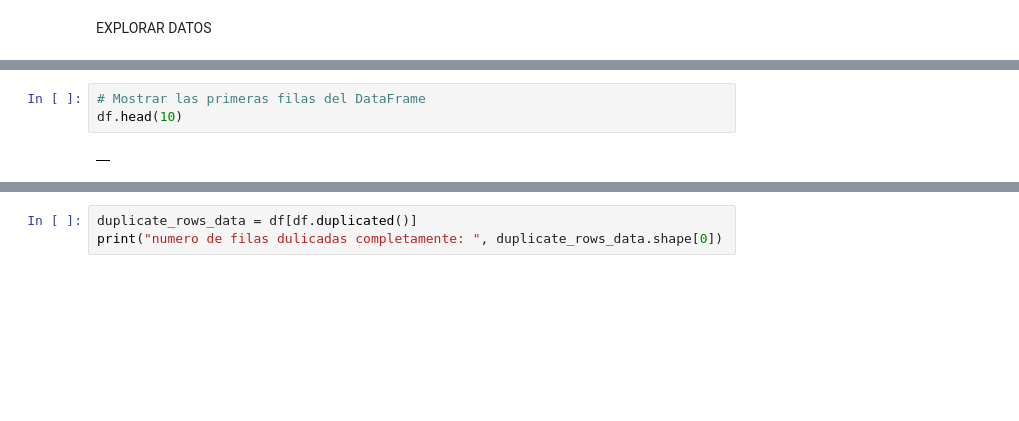
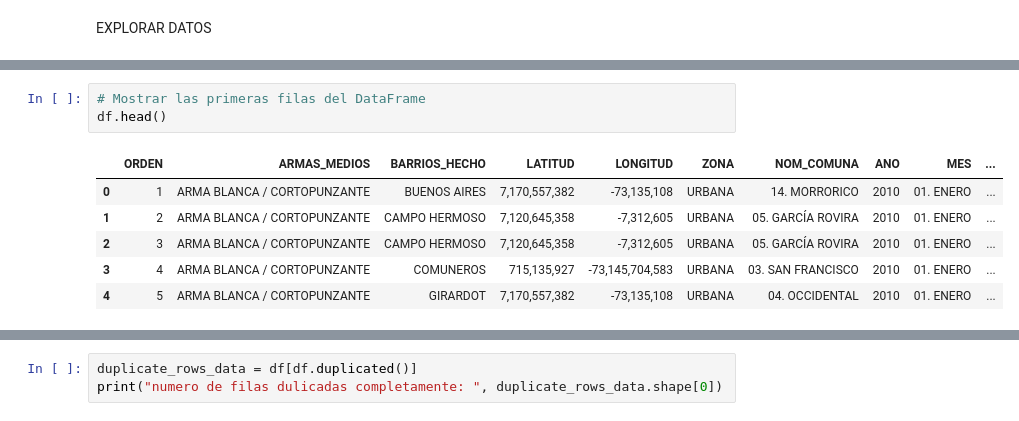
Before and after one commit to zquintero246/Seguridad_Bucaramanga, a Jupyter notebook: bucaramangaSeguridad/normalizacionGeo.ipynb, the cells around one changed output, grey strips where cells are left out. Saved outputs shown, nothing was run; the diff lists cells and outputs as text; blank space fills up the shorter version.

```diff
--- a/bucaramangaSeguridad/normalizacionGeo.ipynb
+++ b/bucaramangaSeguridad/normalizacionGeo.ipynb
@@ -82,8 +44,13 @@ memory usage: 148.6+ KB
 # %%
 # Mostrar las primeras filas del DataFrame
-df.head(10)
+df.head()
 # %% [output]
-|  |
+|  | ORDEN | ARMAS_MEDIOS | BARRIOS_HECHO | LATITUD | LONGITUD | ZONA | NOM_COMUNA | ANO | MES | ... |
+| 0 | 1 | ARMA BLANCA / CORTOPUNZANTE | BUENOS AIRES | 7,170,557,382 | -73,135,108 | URBANA | 14. MORRORICO | 2010 | 01. ENERO | ... |
+| 1 | 2 | ARMA BLANCA / CORTOPUNZANTE | CAMPO HERMOSO | 7,120,645,358 | -7,312,605 | URBANA | 05. GARCÍA ROVIRA | 2010 | 01. ENERO | ... |
+| 2 | 3 | ARMA BLANCA / CORTOPUNZANTE | CAMPO HERMOSO | 7,120,645,358 | -7,312,605 | URBANA | 05. GARCÍA ROVIRA | 2010 | 01. ENERO | ... |
+| 3 | 4 | ARMA BLANCA / CORTOPUNZANTE | COMUNEROS | 715,135,927 | -73,145,704,583 | URBANA | 03. SAN FRANCISCO | 2010 | 01. ENERO | ... |
+| 4 | 5 | ARMA BLANCA / CORTOPUNZANTE | GIRARDOT | 7,170,557,382 | -73,135,108 | URBANA | 04. OCCIDENTAL | 2010 | 01. ENERO | ... |
 # %%
 for column in df.columns:
     num_distinct_values = len(df[column].unique())
```
Also changed, not shown: parts of 24 cells of this notebook, 1 other file.
